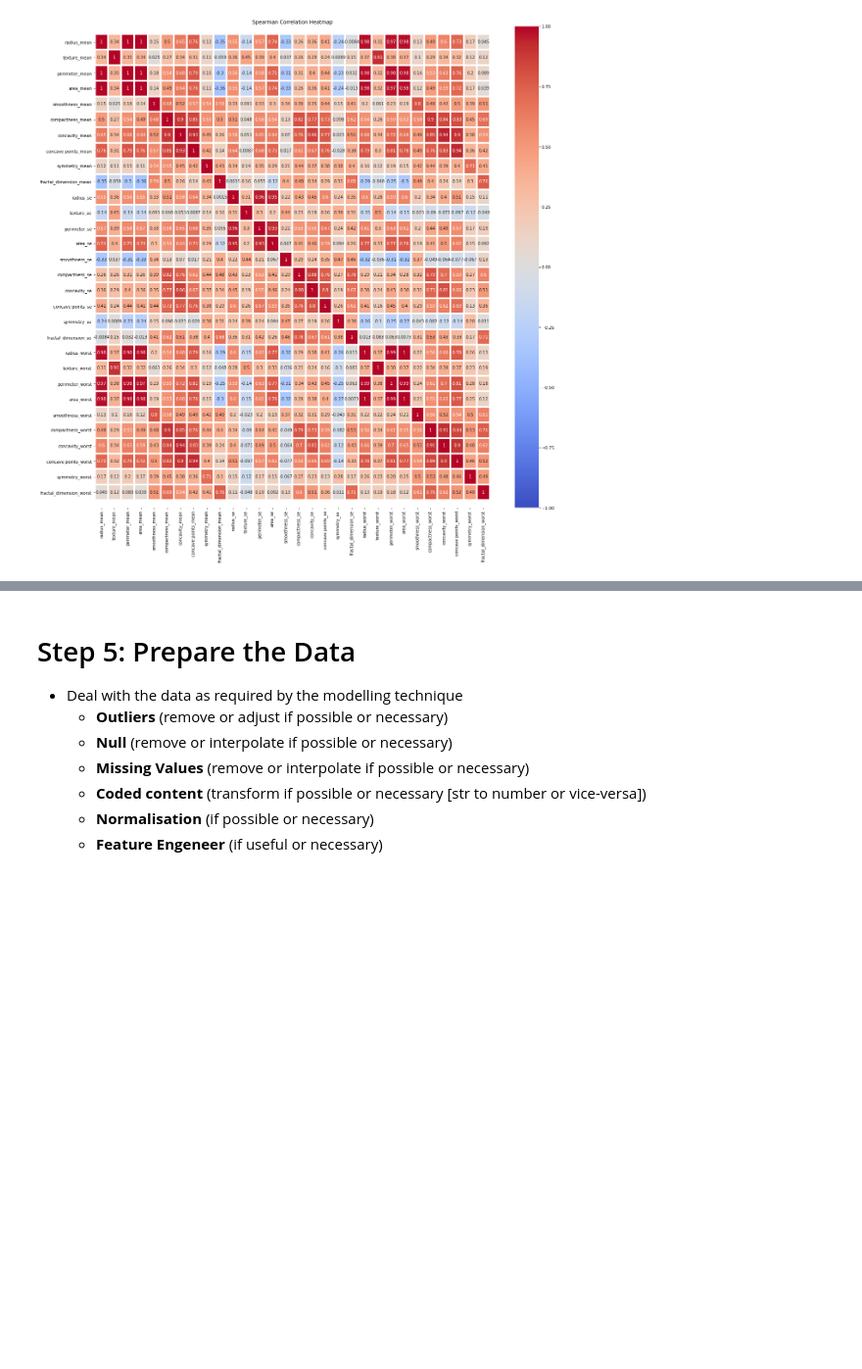
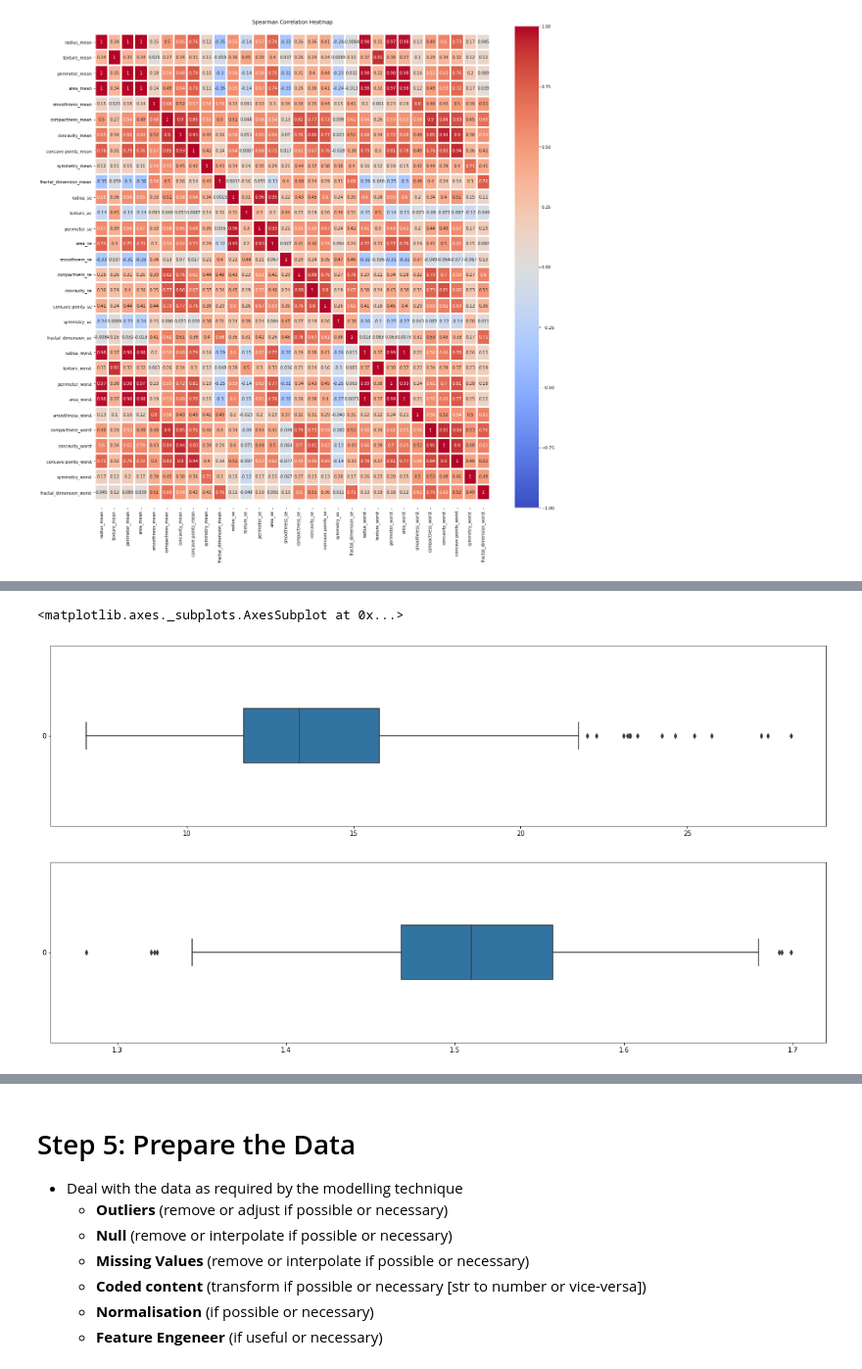
Before and after one commit to mikep67/mkp_code, a Jupyter notebook: Institute of Data Course/Module 8/IOD_Lab-8_2.ipynb, the cells around one changed output, grey strips where cells are left out. Shown at 98% size. Cells and saved outputs as stored; diff of their text form; code cells hidden in the pictures; blank space fills up the shorter version.

```diff
--- a/Institute of Data Course/Module 8/IOD_Lab-8_2.ipynb
+++ b/Institute of Data Course/Module 8/IOD_Lab-8_2.ipynb
@@ -243,0 +247,13 @@ sns.boxplot(data= sorted_mean_df.drop(['diagnosis','texture_se','perimeter_se','
+# %%
+# Plot the radius mean - non-standardised and standardised
+
+dd = pd.DataFrame()
+dd,lambdaChanges = stats.boxcox(cancer_data['radius_mean'])
+plt.figure(figsize=(21,5))
+sns.boxplot(data = cancer_data['radius_mean'],orient='h',width=0.3)
+plt.figure(figsize=(21,5))
+sns.boxplot(data=dd,orient='h',width=0.3)
+# %% [output]
+<matplotlib.axes._subplots.AxesSubplot at 0x...>
+[figure, added]
+[figure, added]
```
Also changed, not shown: parts of 13 cells of this notebook, 6 other files.
